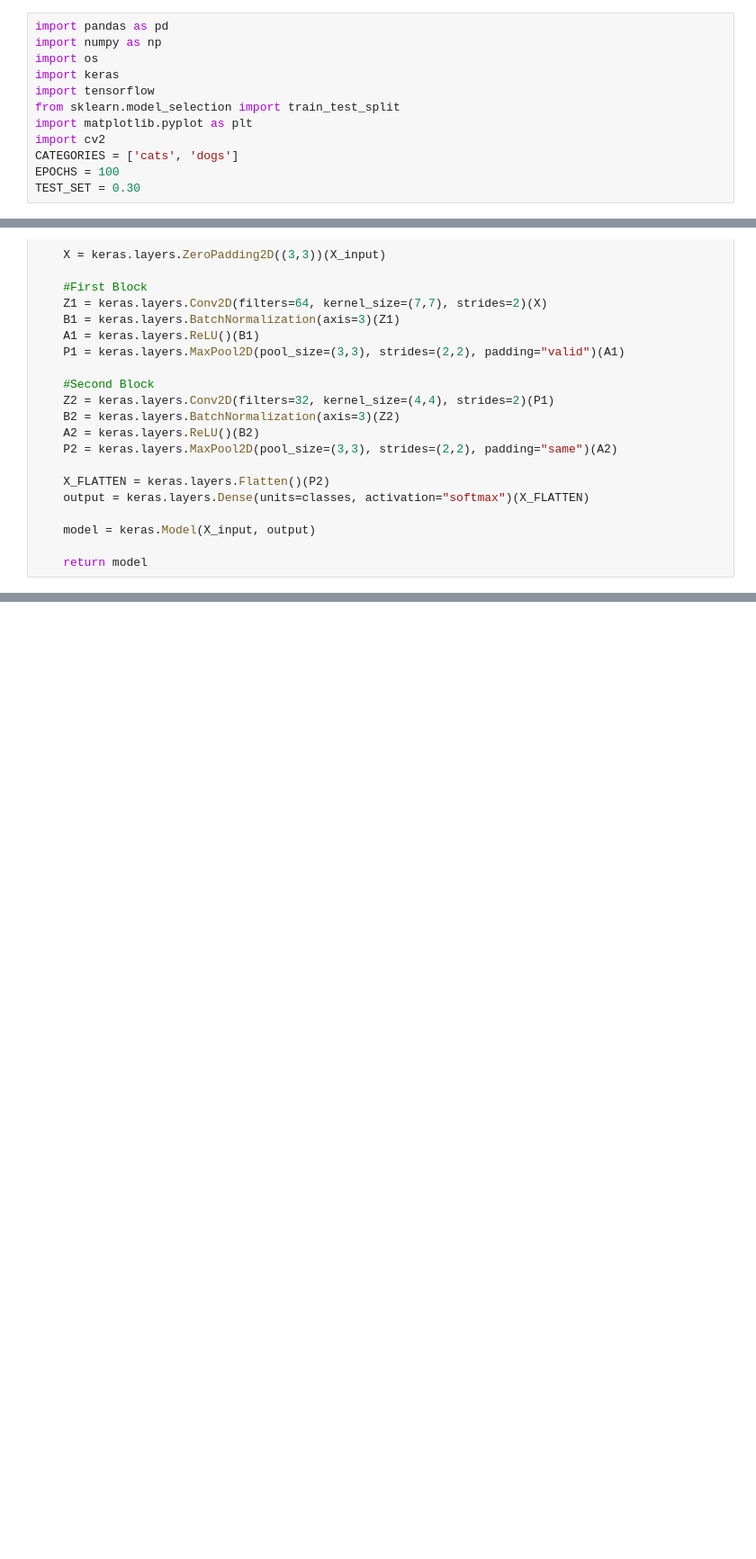
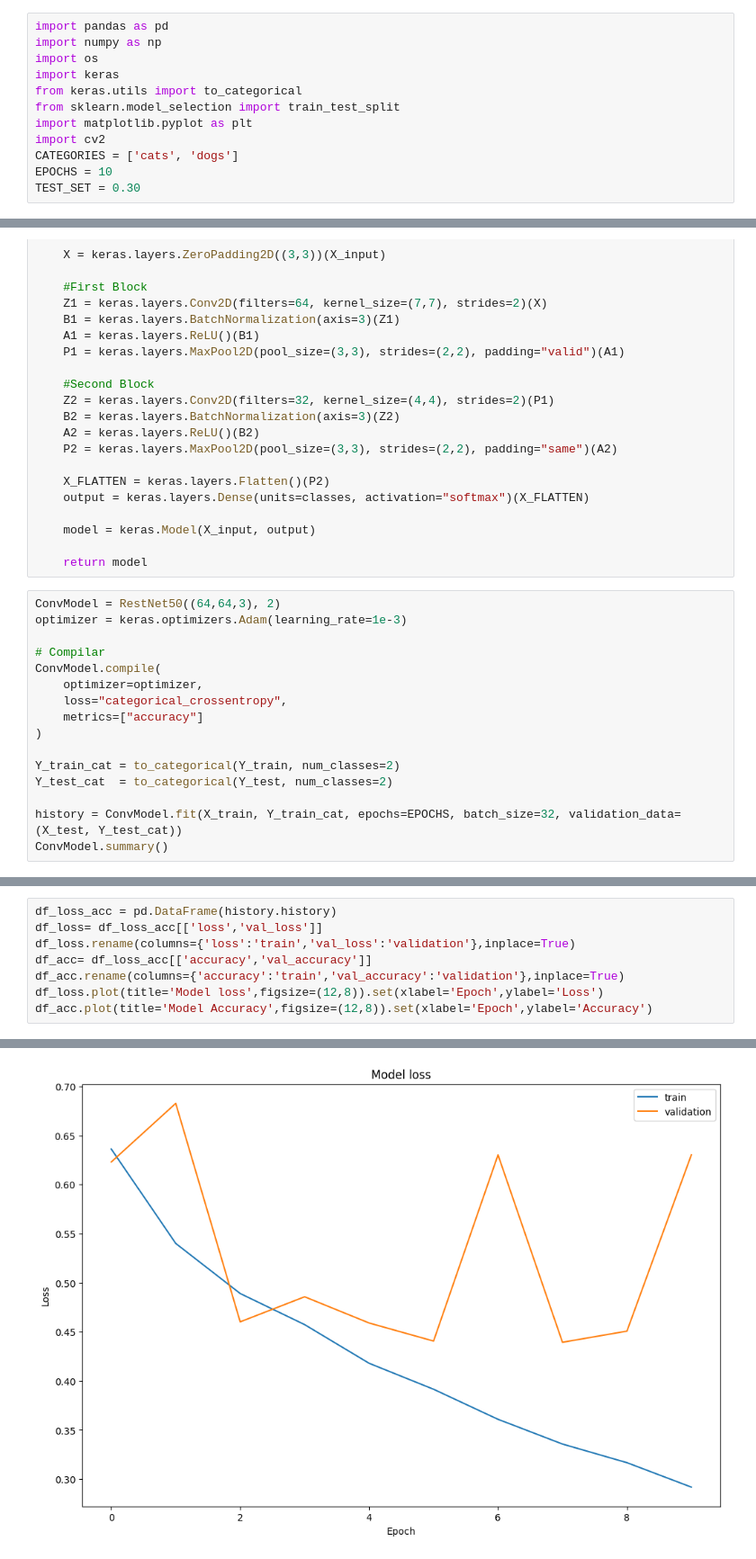
Before and after one commit to Fasmanuel2002/Machine_Learning, a Jupyter notebook: CatsVsDogs_CNN/main.ipynb, the cells around one changed output, grey strips where cells are left out. Shown: that part at 90% size. Cells and saved outputs as stored; diff of their text form; blank space fills up the shorter version.

```diff
--- a/CatsVsDogs_CNN/main.ipynb
+++ b/CatsVsDogs_CNN/main.ipynb
@@ -3,12 +3,12 @@ import pandas as pd
 import numpy as np
 import os
 import keras
-import tensorflow
+from keras.utils import to_categorical
 from sklearn.model_selection import train_test_split
 import matplotlib.pyplot as plt
 import cv2
 CATEGORIES = ['cats', 'dogs']
-EPOCHS = 100
+EPOCHS = 10
 TEST_SET = 0.30
 # %%
 def LoadDataFromDirectory(dataDir : str):
@@ -71,3 +71,19 @@ def RestNet50(input_shape = (64,64,3), classes=2, training=False):
     model = keras.Model(X_input, output)
 
     return model
+# %%
+ConvModel = RestNet50((64,64,3), 2)
+optimizer = keras.optimizers.Adam(learning_rate=1e-3)
+
+# Compilar
+ConvModel.compile(
+    optimizer=optimizer,
+    loss="categorical_crossentropy",
+    metrics=["accuracy"]
+)
+
+Y_train_cat = to_categorical(Y_train, num_classes=2)
+Y_test_cat  = to_categorical(Y_test, num_classes=2)
+
+history = ConvModel.fit(X_train, Y_train_cat, epochs=EPOCHS, batch_size=32, validation_data=(X_test, Y_test_cat))
+ConvModel.summary()
@@ -73,0 +133,9 @@ def RestNet50(input_shape = (64,64,3), classes=2, training=False):
+# %%
+df_loss_acc = pd.DataFrame(history.history)
+df_loss= df_loss_acc[['loss','val_loss']]
+df_loss.rename(columns={'loss':'train','val_loss':'validation'},inplace=True)
+df_acc= df_loss_acc[['accuracy','val_accuracy']]
+df_acc.rename(columns={'accuracy':'train','val_accuracy':'validation'},inplace=True)
+df_loss.plot(title='Model loss',figsize=(12,8)).set(xlabel='Epoch',ylabel='Loss')
+df_acc.plot(title='Model Accuracy',figsize=(12,8)).set(xlabel='Epoch',ylabel='Accuracy')
+# %% [output]
@@ -73,0 +151 @@ def RestNet50(input_shape = (64,64,3), classes=2, training=False):
+[figure, added]
```
Also changed, not shown: parts of 2 cells of this notebook.
